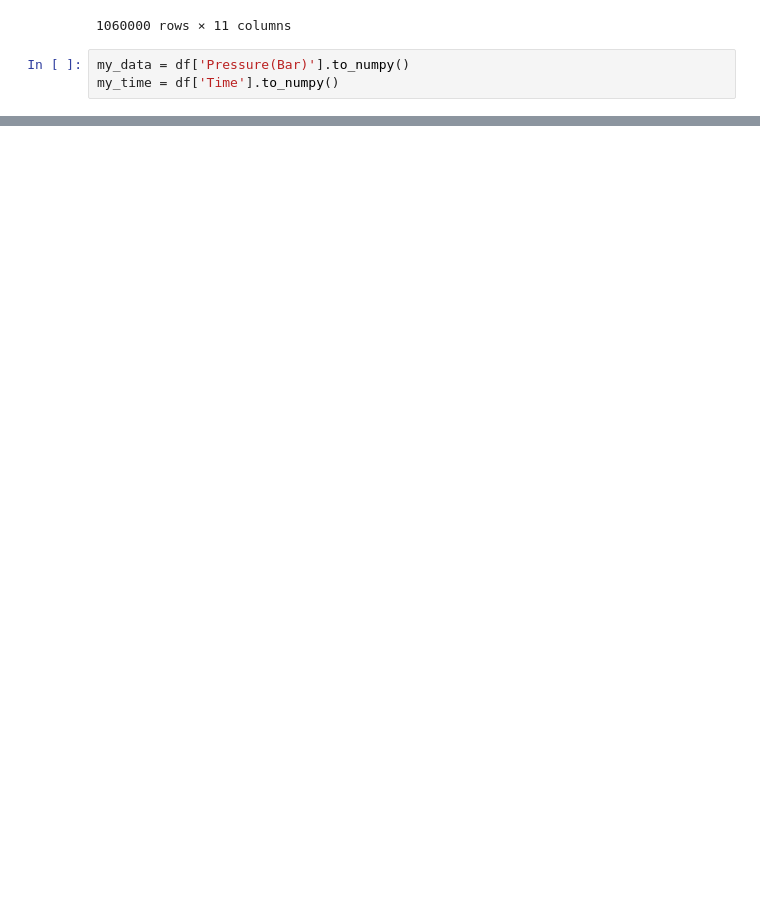
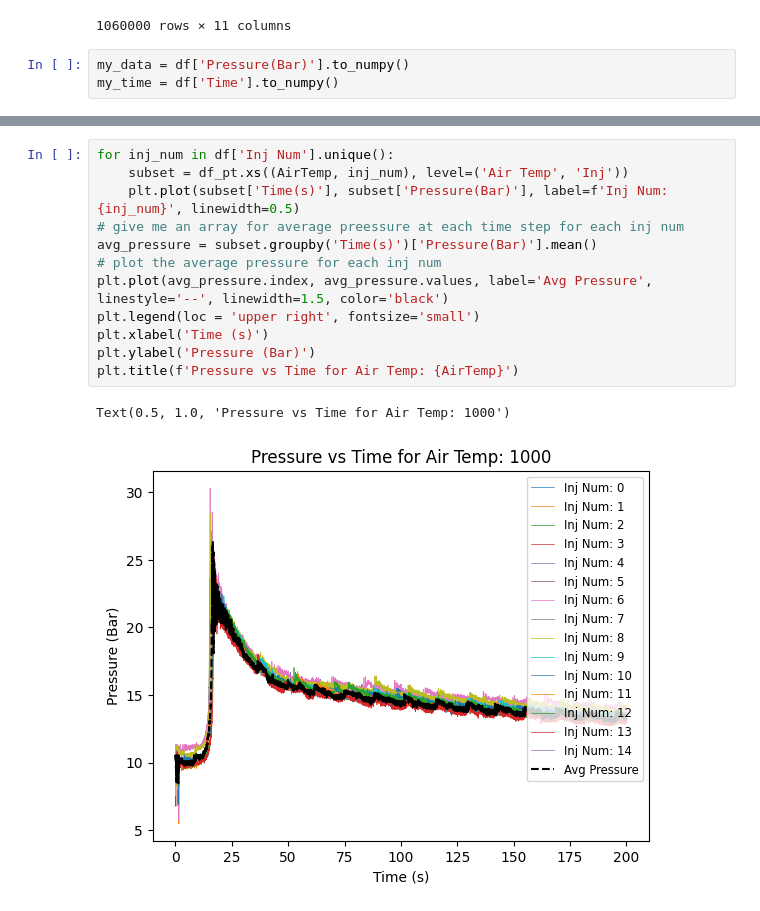
Before and after one commit to UnivOfAlabama-BittleResearchGroup/Ignition-CID-Tester, a Jupyter notebook: big_dataframe_thing.ipynb, the cells around one changed output, grey strips where cells are left out. Drawn from its saved outputs; the diff is of its cells as text; blank space fills up the shorter version.

```diff
--- a/big_dataframe_thing.ipynb
+++ b/big_dataframe_thing.ipynb
@@ -40,0 +66,15 @@ ValueError: 2 columns passed, passed data had 1060000 columns
+# %%
+for inj_num in df['Inj Num'].unique():
+    subset = df_pt.xs((AirTemp, inj_num), level=('Air Temp', 'Inj'))
+    plt.plot(subset['Time(s)'], subset['Pressure(Bar)'], label=f'Inj Num: {inj_num}', linewidth=0.5)
+# give me an array for average preessure at each time step for each inj num
+avg_pressure = subset.groupby('Time(s)')['Pressure(Bar)'].mean()
+# plot the average pressure for each inj num
+plt.plot(avg_pressure.index, avg_pressure.values, label='Avg Pressure', linestyle='--', linewidth=1.5, color='black')
+plt.legend(loc = 'upper right', fontsize='small')
+plt.xlabel('Time (s)')
+plt.ylabel('Pressure (Bar)')
+plt.title(f'Pressure vs Time for Air Temp: {AirTemp}')
+# %% [output]
+Text(0.5, 1.0, 'Pressure vs Time for Air Temp: 1000')
+[figure, added]
```
Also changed, not shown: parts of 2 cells of this notebook.
